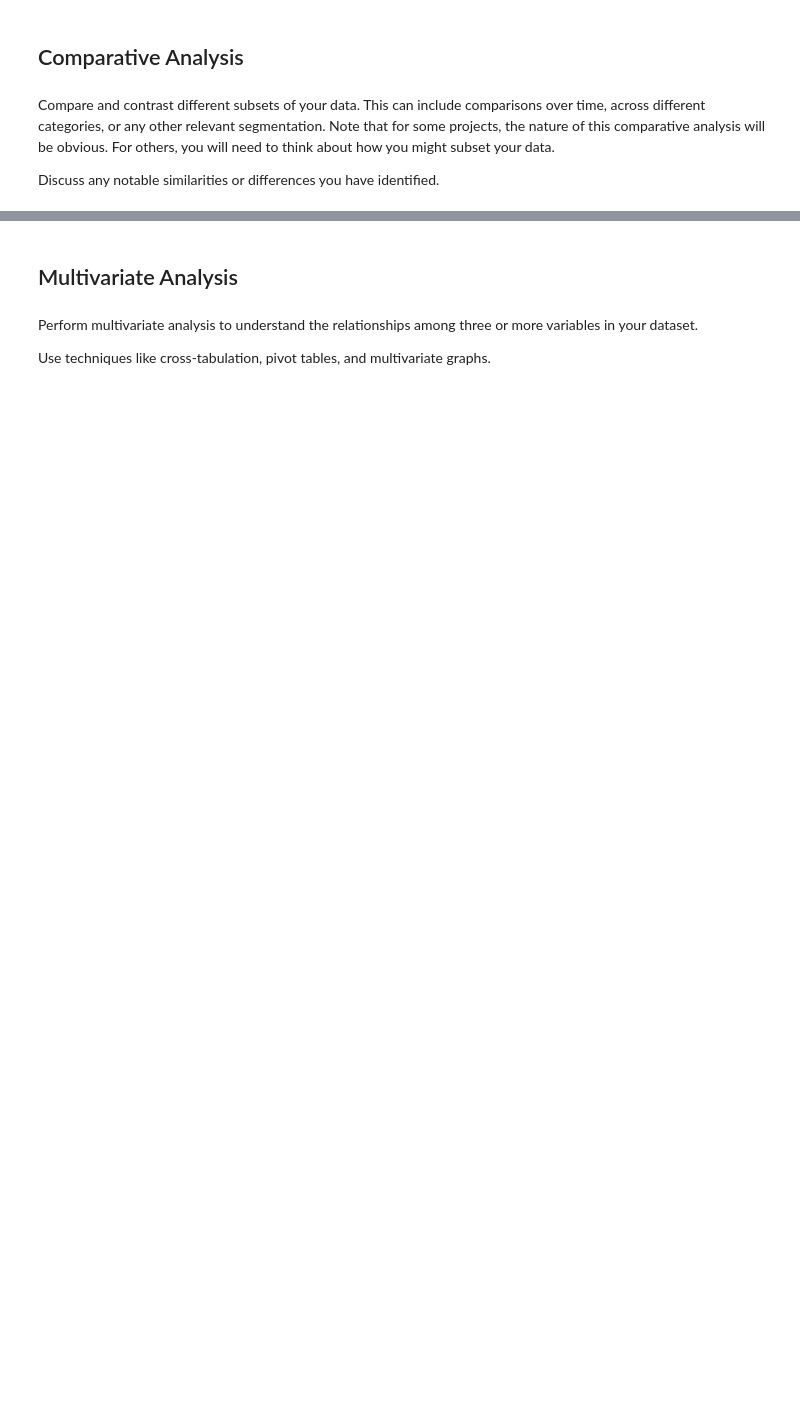
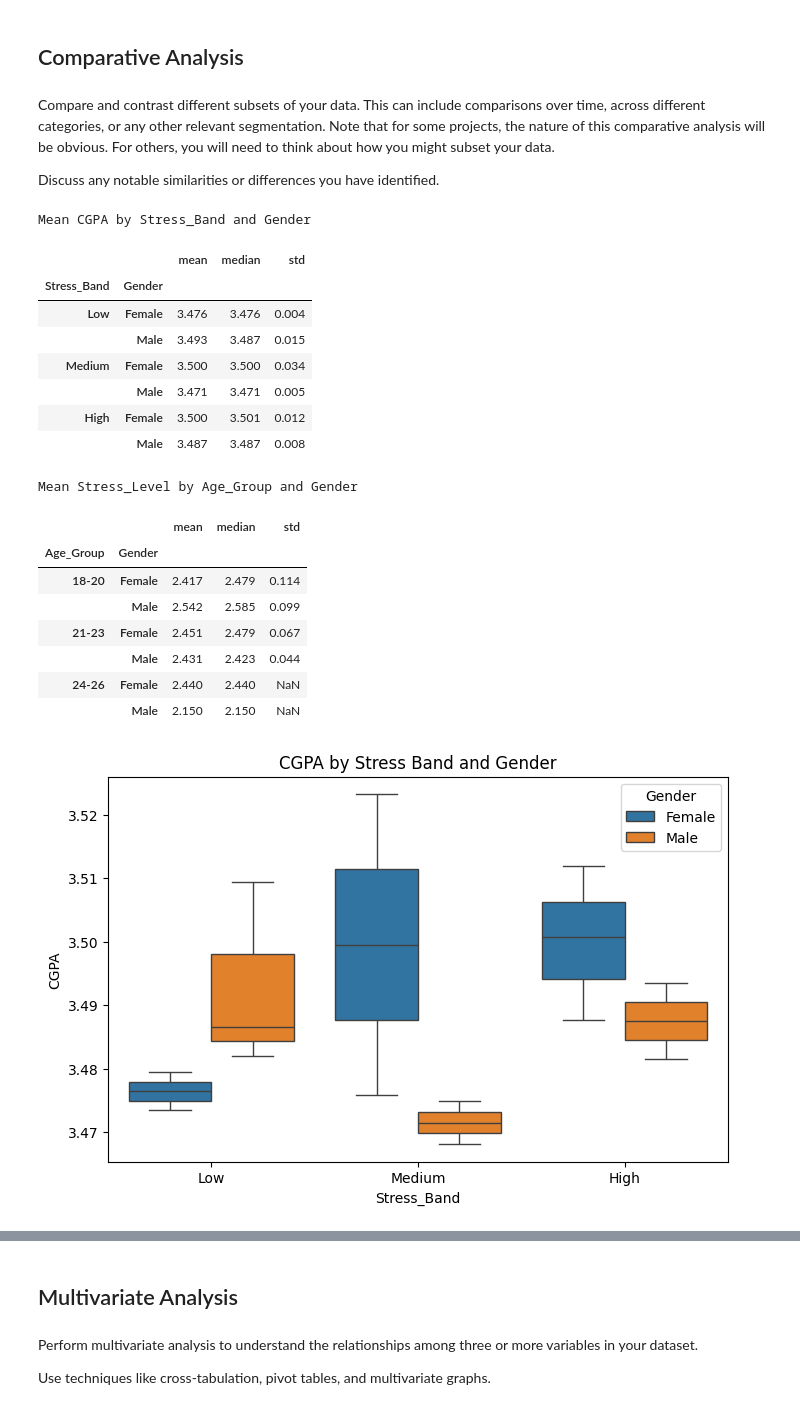
Before and after one commit to rebeccafalash/project_2_618, a Jupyter notebook: project1_v2.ipynb, the cells around one changed output, grey strips where cells are left out. Saved outputs shown, nothing was run; the diff lists cells and outputs as text; code cells hidden in the pictures; blank space fills up the shorter version.

```diff
--- a/project1_v2.ipynb
+++ b/project1_v2.ipynb
@@ -103,2 +88,23 @@ Provide a comprehensive summary of your combined dataset using descriptive stati
 # %%
-#Q1
+q1_df = data_merged[["Gender", "Age", "CGPA", "Stress_Level"]].copy()
+
+stress_threshold = q1_df["Stress_Level"].quantile(0.75)
+q1_high_stress = q1_df[q1_df["Stress_Level"] >= stress_threshold].copy()
+
+columns = ["Age", "CGPA", "Stress_Level"]
+q1_stats_overall = pd.DataFrame({
+    "mean": q1_high_stress[columns].mean(),
+    "median": q1_high_stress[columns].median(),
+    "range": q1_high_stress[columns].max() - q1_high_stress[columns].min(),
+    "variance": q1_high_stress[columns].var(),
+    "std_dev": q1_high_stress[columns].std(),
+}).round(3)
+
+print("High-stress subset overall descriptive statistics")
+display(q1_stats_overall)
+
+gendered_grouped = data_merged.groupby("Gender")[["Stress_Level", "CGPA"]].agg(["mean", "median", "min", "max"])
+
+print("\n")
+print("High-stress descriptive statistics by gender")
+display(gendered_grouped)
@@ -140,3 +242,42 @@ Compare and contrast different subsets of your data. This can include comparison
 Discuss any notable similarities or differences you have identified.
 # %%
 #Q1
+comp = q1_df.copy()
+
+comp["Stress_Band"] = pd.qcut(comp["Stress_Level"], q=3, labels=["Low", "Medium", "High"])
+
+comp["Age_Group"] = pd.cut(
+    comp["Age"],
+    bins=[17, 20, 23, 26],
+    labels=["18-20", "21-23", "24-26"]
+)
+print("Mean CGPA by Stress_Band and Gender")
+display(comp.groupby(["Stress_Band", "Gender"])["CGPA"].agg(["mean", "median", "std"]).round(3))
+
+print("Mean Stress_Level by Age_Group and Gender")
+display(comp.groupby(["Age_Group", "Gender"])["Stress_Level"].agg(["mean", "median", "std"]).round(3))
+
+plt.figure(figsize=(8,5))
+sns.boxplot(data=comp, x="Stress_Band", y="CGPA", hue="Gender")
+plt.title("CGPA by Stress Band and Gender")
+plt.show()
+# %% [output]
+Mean CGPA by Stress_Band and Gender
+|  |  | mean | median | std |
+| Stress_Band | Gender |  |  |  |
+| Low | Female | 3.476 | 3.476 | 0.004 |
+|  | Male | 3.493 | 3.487 | 0.015 |
+| Medium | Female | 3.500 | 3.500 | 0.034 |
+|  | Male | 3.471 | 3.471 | 0.005 |
+| High | Female | 3.500 | 3.501 | 0.012 |
+|  | Male | 3.487 | 3.487 | 0.008 |
+Mean Stress_Level by Age_Group and Gender
+|  |  | mean | median | std |
+| Age_Group | Gender |  |  |  |
+| 18-20 | Female | 2.417 | 2.479 | 0.114 |
+|  | Male | 2.542 | 2.585 | 0.099 |
+| 21-23 | Female | 2.451 | 2.479 | 0.067 |
+|  | Male | 2.431 | 2.423 | 0.044 |
+| 24-26 | Female | 2.440 | 2.440 | NaN |
+|  | Male | 2.150 | 2.150 | NaN |
+[figure, added]
```
Also changed, not shown: parts of 31 cells of this notebook.
